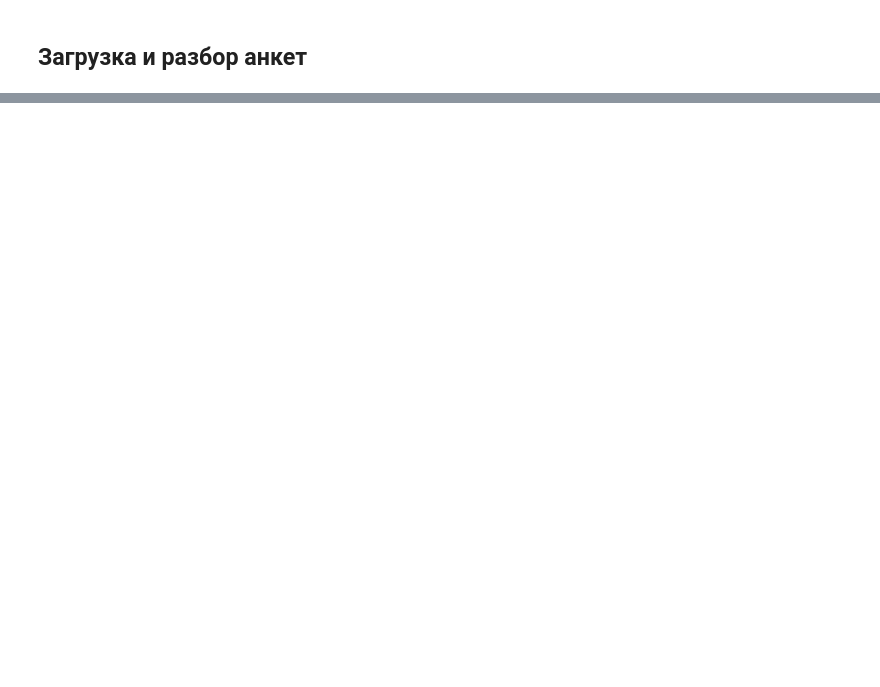
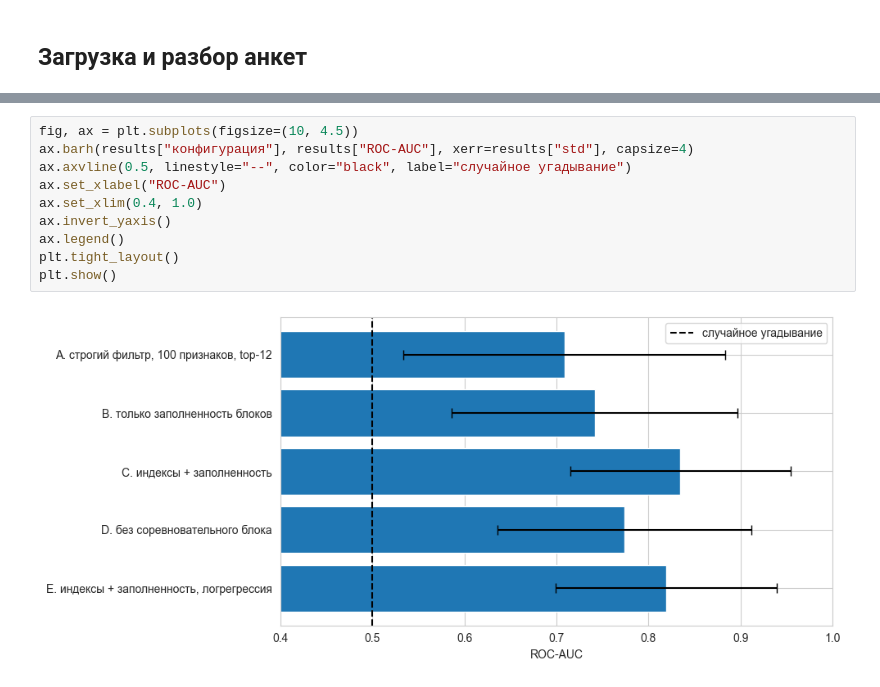
Before and after one commit to KarmanovW/ml-portfolio-mephi, a Jupyter notebook: badminton-team-prediction/badminton_team_prediction.ipynb, the cells around one changed output, grey strips where cells are left out. Drawn from its saved outputs; the diff is of its cells as text; blank space fills up the shorter version.

```diff
--- a/badminton-team-prediction/badminton_team_prediction.ipynb
+++ b/badminton-team-prediction/badminton_team_prediction.ipynb
@@ -558,0 +448,12 @@ accuracy 0.533 — ниже константы.
+# %%
+fig, ax = plt.subplots(figsize=(10, 4.5))
+ax.barh(results["конфигурация"], results["ROC-AUC"], xerr=results["std"], capsize=4)
+ax.axvline(0.5, linestyle="--", color="black", label="случайное угадывание")
+ax.set_xlabel("ROC-AUC")
+ax.set_xlim(0.4, 1.0)
+ax.invert_yaxis()
+ax.legend()
+plt.tight_layout()
+plt.show()
+# %% [output]
+[figure, added]
```
Also changed, not shown: parts of 64 cells of this notebook, 3 other files.
